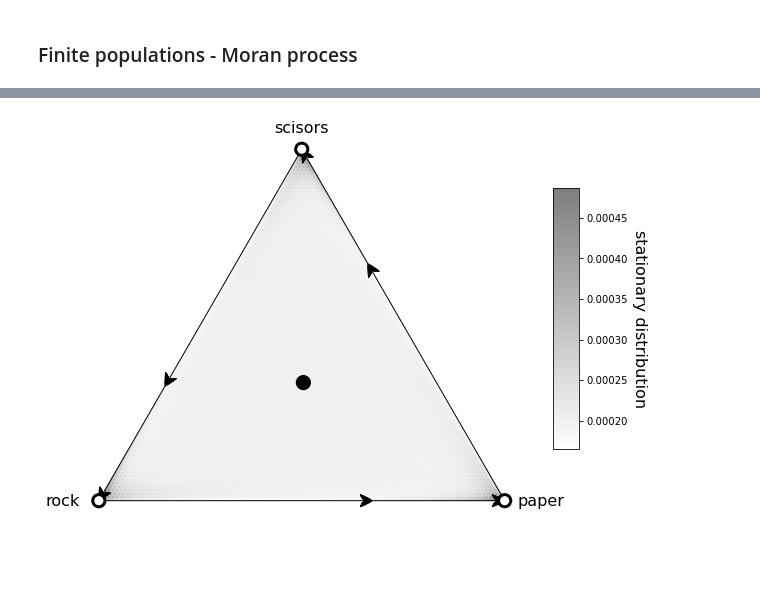
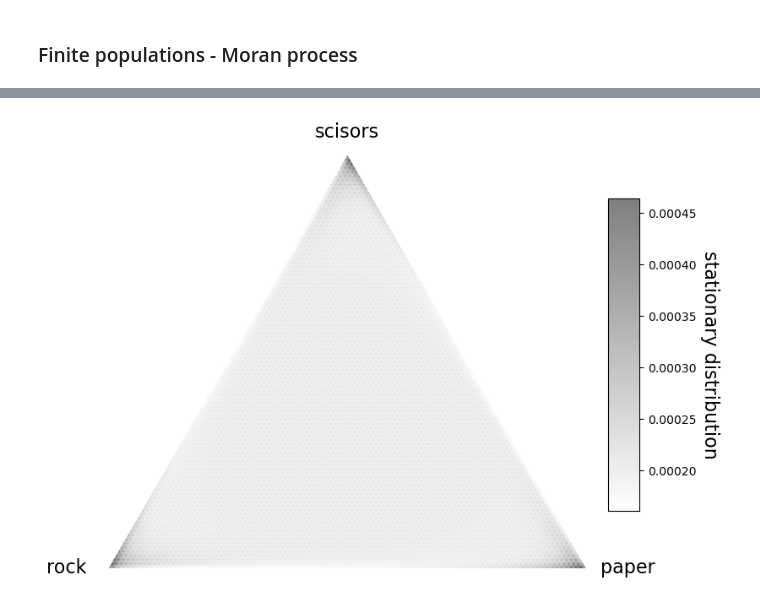
Before and after one commit to Socrats/egt-tutorial, a Jupyter notebook: 2simplex_plotting.ipynb, the cells around one changed output, grey strips where cells are left out. Drawn from its saved outputs; the diff is of its cells as text; code cells hidden in the pictures; blank space fills up the shorter version.

```diff
--- a/2simplex_plotting.ipynb
+++ b/2simplex_plotting.ipynb
@@ -241,25 +211,16 @@ plt.show()
 # %%
 fig, ax = plt.subplots(figsize=(10,8))
 
 plot = (simplex.add_axis(ax=ax)
-           .draw_stationary_points(roots_xy, stability)
            .add_vertex_labels(type_labels, epsilon_bottom=0.09)
            .draw_stationary_distribution(sd, alpha=0.5, edgecolors='gray', cmap='binary', shading='gouraud')
-           .draw_trajectory_from_roots(lambda u, t: Z*evolver.full_gradient_selection_without_mutation(u, beta),
-                                       roots,
-                                       stability,
-                                       trajectory_length=30,
-                                       linewidth=1,
-                                       step=0.001,
-                                       color='k', draw_arrow=True, arrowdirection='right', arrowsize=30, zorder=4, arrowstyle='fancy')
-#            .draw_scatter_shadow(lambda u, t: Z*evolver.full_gradient_selection(u, beta), 100, color='gray', marker='.', s=0.1)
           )
 
 ax.axis('off')
 ax.set_aspect('equal')
 
 plt.xlim((-.05,1.05))
 plt.ylim((-.02, simplex.top_corner + 0.05))
 plt.show()
 # %% [output]
-[figure, old version]
+[figure, new version]
```
Also changed, not shown: parts of 7 cells of this notebook, 2 other files.
